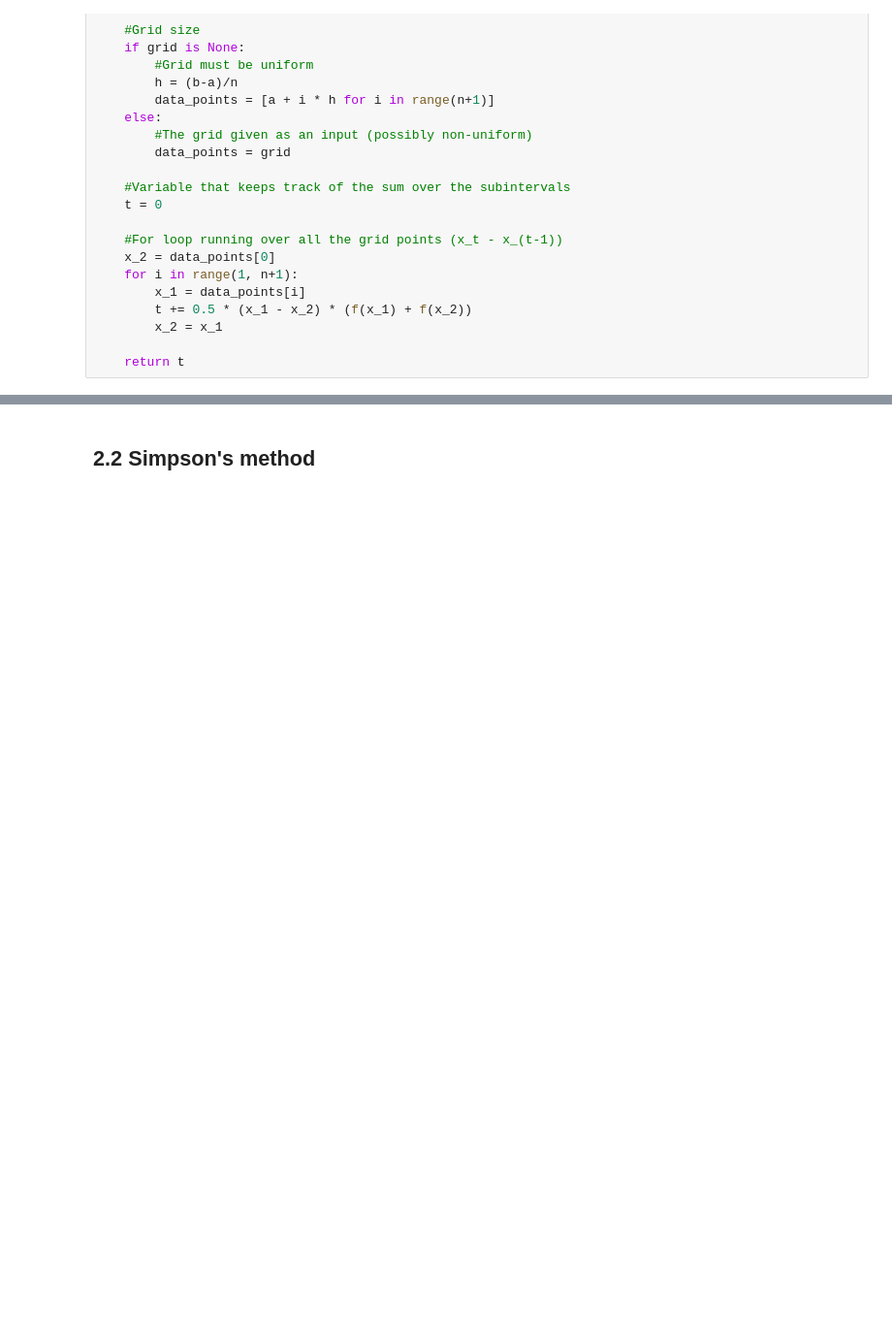
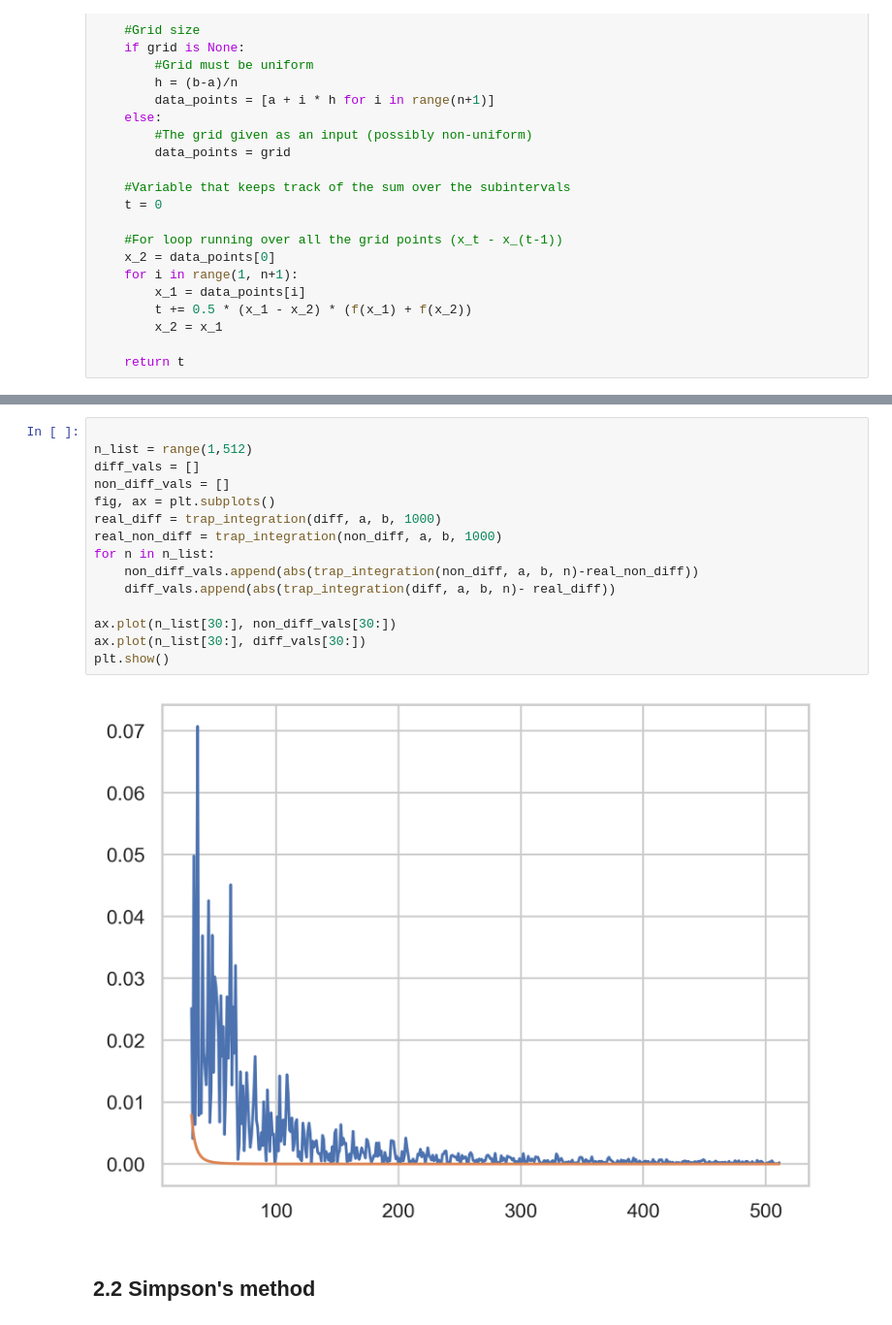
Before and after one commit to MattiaBarbiere/Numerical-methods-for-computing-integrals-and-solving-ODEs, a Jupyter notebook: Examples.ipynb, the cells around one changed output, grey strips where cells are left out. Shown at 97% size. Cells and saved outputs as stored; diff of their text form; blank space fills up the shorter version.

```diff
--- a/Examples.ipynb
+++ b/Examples.ipynb
@@ -410,3 +529,20 @@ plt.show()
+# %%
+
+n_list = range(1,512)
+diff_vals = []
+non_diff_vals = []
+fig, ax = plt.subplots()
+real_diff = trap_integration(diff, a, b, 1000)
+real_non_diff = trap_integration(non_diff, a, b, 1000)
+for n in n_list:
+    non_diff_vals.append(abs(trap_integration(non_diff, a, b, n)-real_non_diff))
+    diff_vals.append(abs(trap_integration(diff, a, b, n)- real_diff))
+
+ax.plot(n_list[30:], non_diff_vals[30:])
+ax.plot(n_list[30:], diff_vals[30:])
+plt.show()
+# %% [output]
+[figure, added]
 # %% [markdown]
 ## 2.2 Simpson's method
 # %%
```
Also changed, not shown: parts of 14 cells of this notebook, 2 other files.
